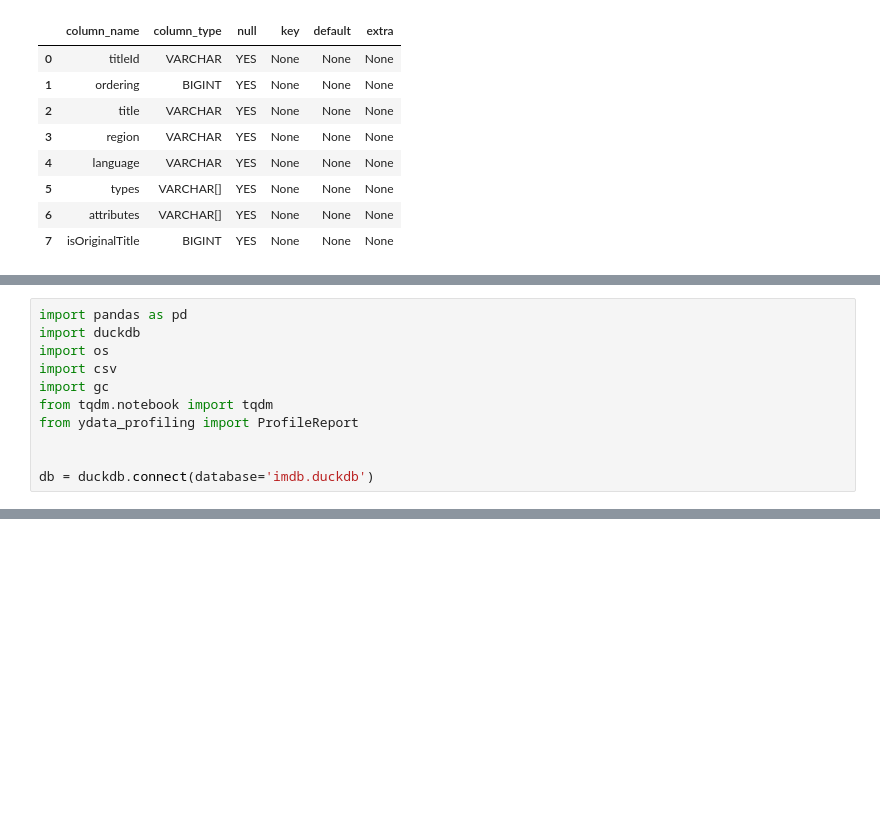
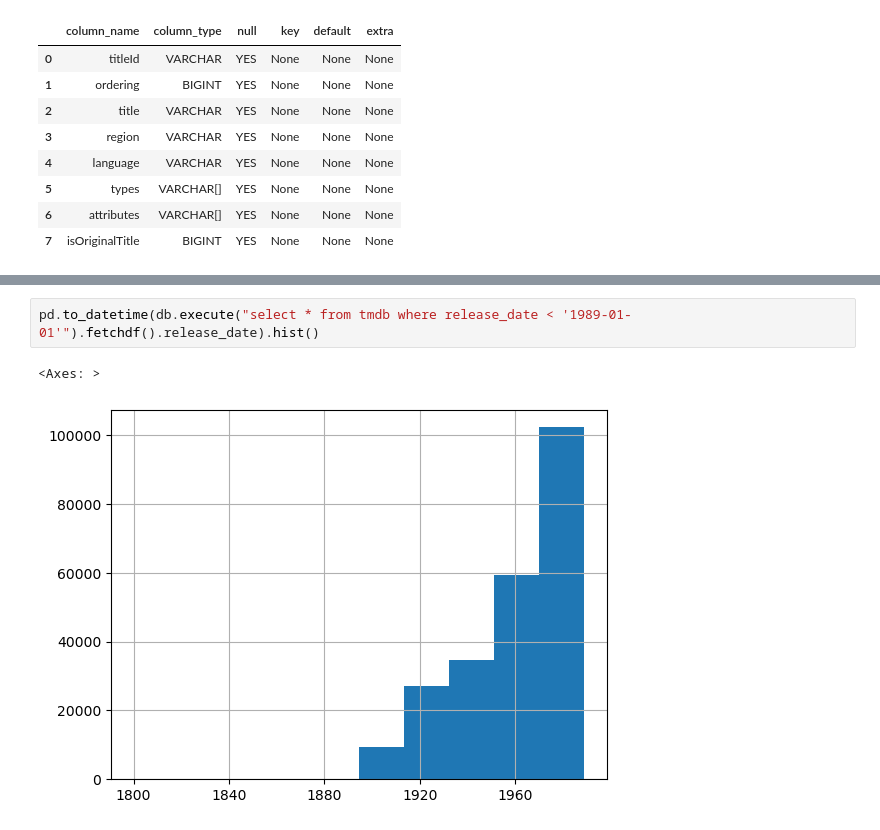
Before and after one commit to leanperia/MoviesRecommendedByLean, a Jupyter notebook: download_and_explore_data.ipynb, the cells around one changed output, grey strips where cells are left out. Cells and saved outputs as stored; diff of their text form; blank space fills up the shorter version.

```diff
--- a/download_and_explore_data.ipynb
+++ b/download_and_explore_data.ipynb
@@ -401,11 +175,0 @@ drwxr-xr-x 12 lean lean      4096 Dec  1 04:22 imdb_dataset_article
-# %%
-import pandas as pd
-import duckdb
-import os
-import csv
-import gc
-from tqdm.notebook import tqdm
-from ydata_profiling import ProfileReport
-
-
-db = duckdb.connect(database='imdb.duckdb')
@@ -693,0 +243,5 @@ gc.collect()
+# %%
+pd.to_datetime(db.execute("select * from tmdb where release_date < '1989-01-01'").fetchdf().release_date).hist()
+# %% [output]
+<Axes: >
+[figure, added]
```
Also changed, not shown: parts of 101 cells of this notebook, 4 other files.
